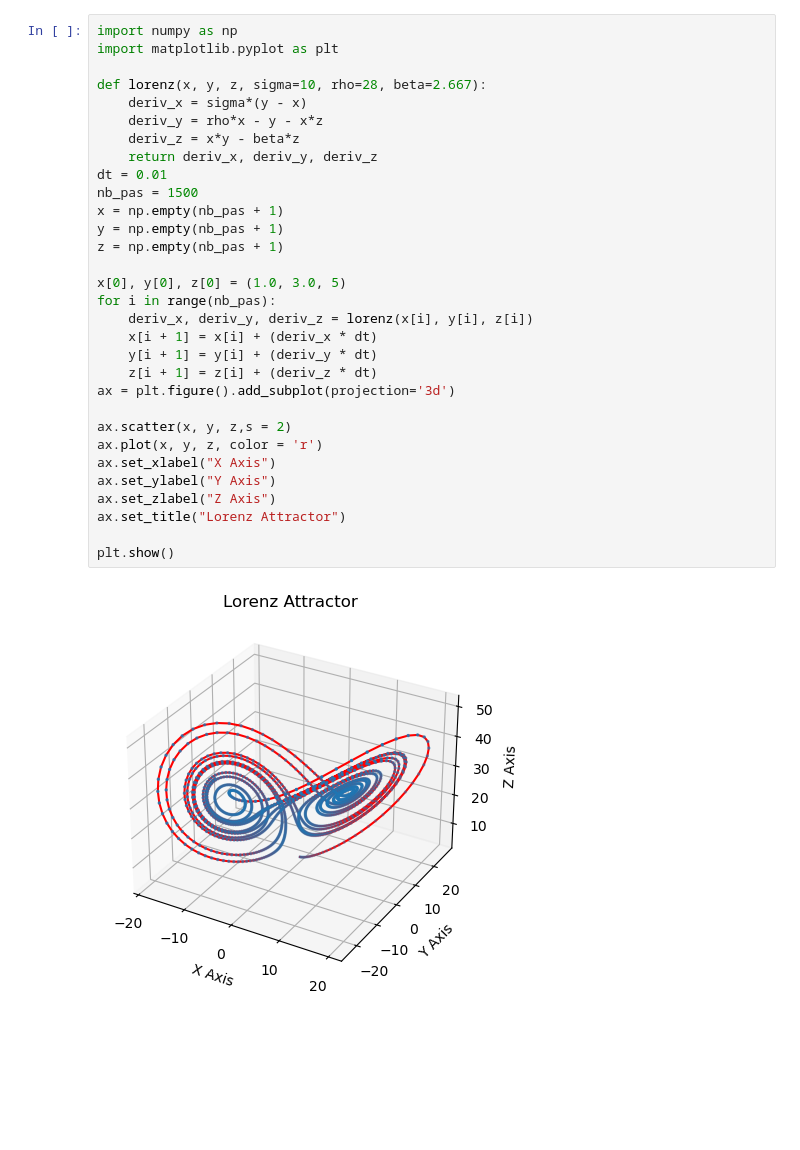
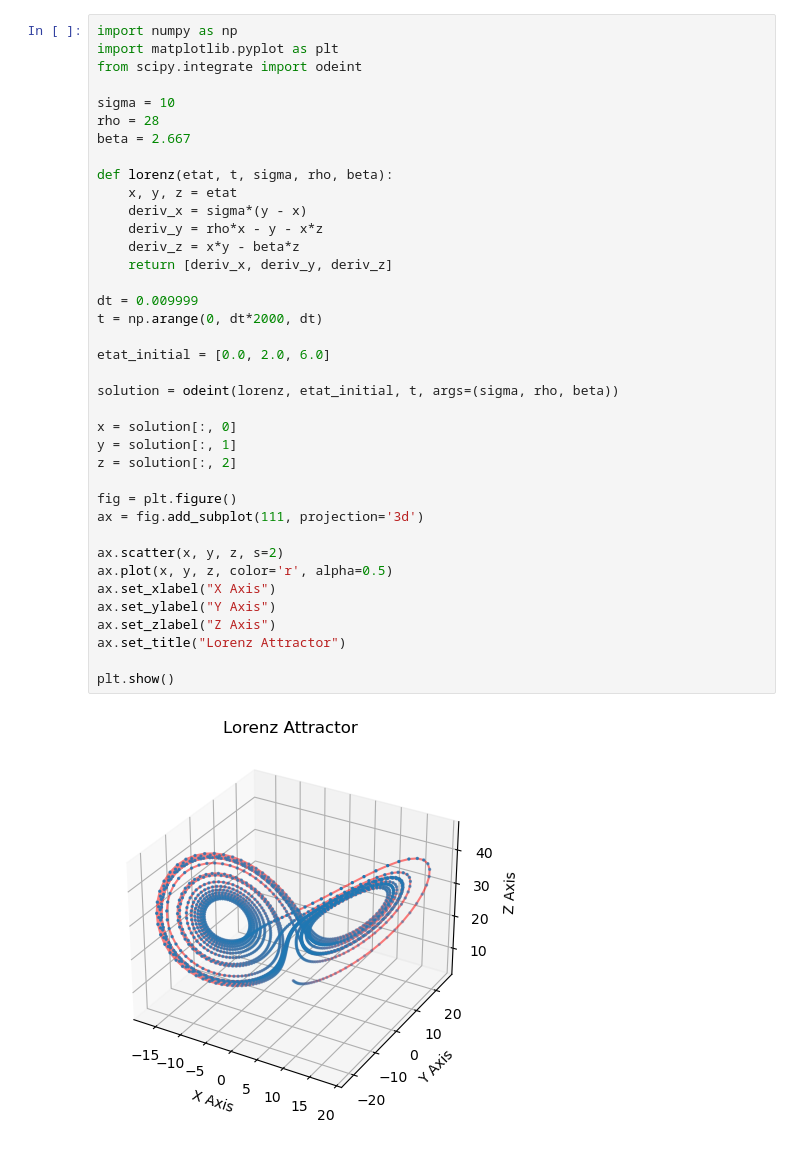
Before and after one commit to are-dynamic-2024-g3/effet-papillon, a Jupyter notebook: Different_perspectives_of_plots(Lorenz_Attractor_plots).ipynb, the cells around one changed output. Drawn from its saved outputs; the diff is of its cells as text; blank space fills up the shorter version.

```diff
--- a/Different_perspectives_of_plots(Lorenz_Attractor_plots).ipynb
+++ b/Different_perspectives_of_plots(Lorenz_Attractor_plots).ipynb
@@ -1,36 +1,43 @@
 # %%
 import numpy as np
 import matplotlib.pyplot as plt
+from scipy.integrate import odeint
 
-def lorenz(x, y, z, sigma=10, rho=28, beta=2.667):
+sigma = 10
+rho = 28
+beta = 2.667
+
+def lorenz(etat, t, sigma, rho, beta):
+    x, y, z = etat
     deriv_x = sigma*(y - x)
     deriv_y = rho*x - y - x*z
     deriv_z = x*y - beta*z
-    return deriv_x, deriv_y, deriv_z
-dt = 0.01
-nb_pas = 1500
-x = np.empty(nb_pas + 1)
-y = np.empty(nb_pas + 1)
-z = np.empty(nb_pas + 1)
+    return [deriv_x, deriv_y, deriv_z]
 
-x[0], y[0], z[0] = (1.0, 3.0, 5)
-for i in range(nb_pas):
-    deriv_x, deriv_y, deriv_z = lorenz(x[i], y[i], z[i])
-    x[i + 1] = x[i] + (deriv_x * dt)
-    y[i + 1] = y[i] + (deriv_y * dt)
-    z[i + 1] = z[i] + (deriv_z * dt)
-ax = plt.figure().add_subplot(projection='3d')
+dt = 0.009999
+t = np.arange(0, dt*2000, dt)
 
-ax.scatter(x, y, z,s = 2)
-ax.plot(x, y, z, color = 'r')
+etat_initial = [0.0, 2.0, 6.0]
+
+solution = odeint(lorenz, etat_initial, t, args=(sigma, rho, beta))
+
+x = solution[:, 0]
+y = solution[:, 1]
+z = solution[:, 2]
+
+fig = plt.figure()
+ax = fig.add_subplot(111, projection='3d')
+
+ax.scatter(x, y, z, s=2)
+ax.plot(x, y, z, color='r', alpha=0.5)
 ax.set_xlabel("X Axis")
 ax.set_ylabel("Y Axis")
 ax.set_zlabel("Z Axis")
 ax.set_title("Lorenz Attractor")
 
 plt.show()
 # %% [output]
-[figure, old version]
+[figure, new version]
 # %%
 
 fig, ax = plt.subplots(1, 3, figsize=(12, 3))
```
Also changed, not shown: parts of 1 cell of this notebook.
